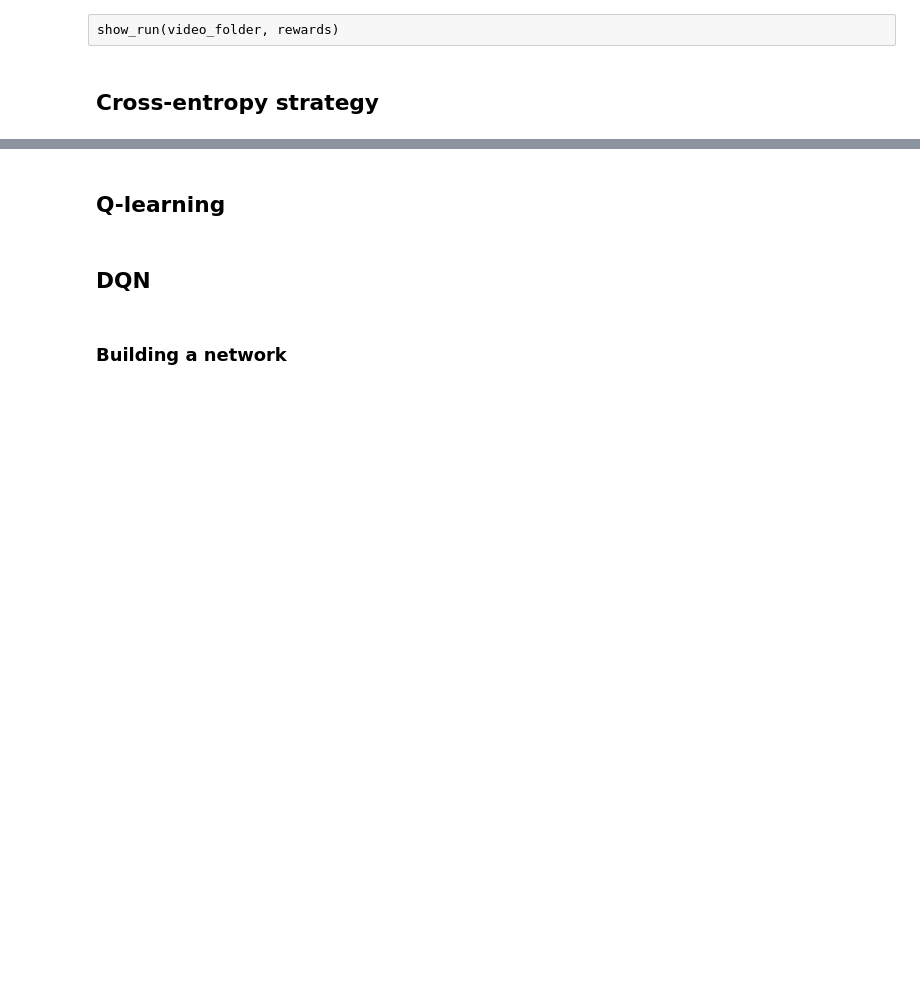
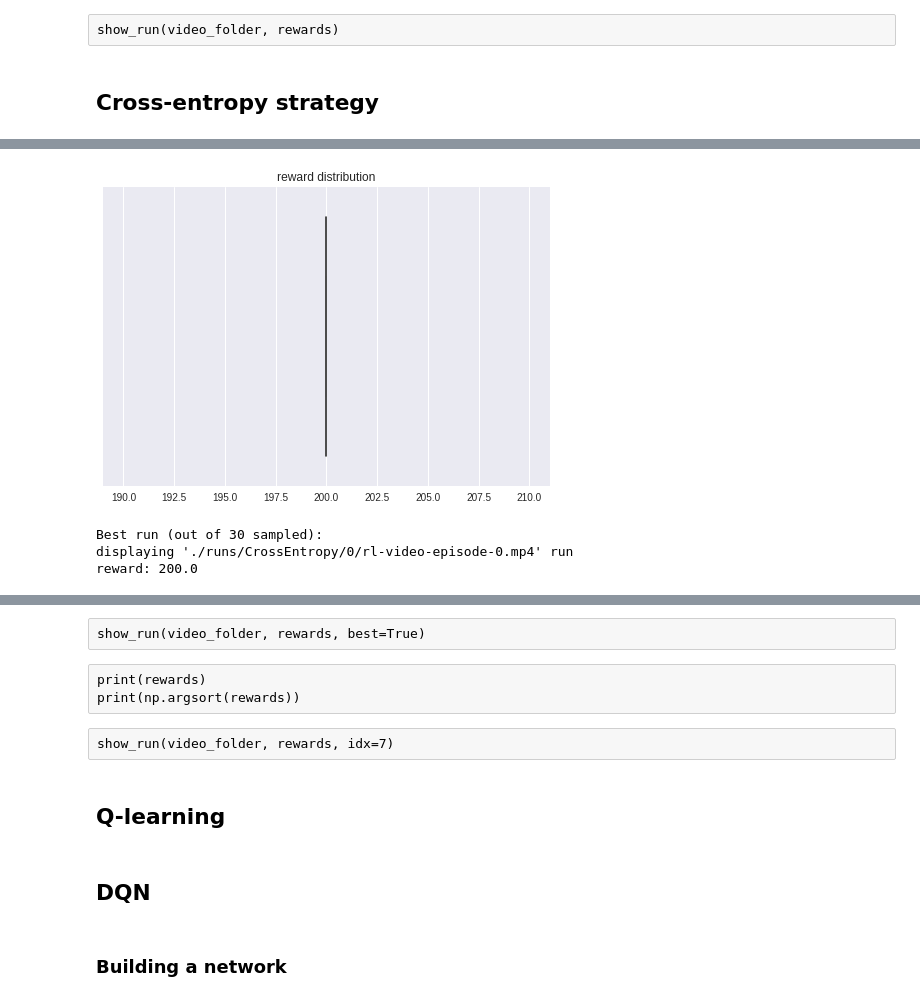
Before and after one commit to furiousteabag/ml-mipt-advanced, a Jupyter notebook: homeworks/lab2_rl/lab2_dqn_debug.ipynb, the cells around one changed output, grey strips where cells are left out. Saved outputs shown, nothing was run; the diff lists cells and outputs as text; code cells hidden in the pictures; blank space fills up the shorter version.

```diff
--- a/homeworks/lab2_rl/lab2_dqn_debug.ipynb
+++ b/homeworks/lab2_rl/lab2_dqn_debug.ipynb
@@ -451,0 +408,8 @@ class CrossEntropyPolicy:
+# %%
+! rm -rf ./runs/
+video_folder, rewards = analyze_policy(env, cross_entropy, max_steps=200)
+# %% [output]
+[figure, added]
+Best run (out of 30 sampled):
+displaying './runs/CrossEntropy/0/rl-video-episode-0.mp4' run
+reward: 200.0
@@ -452,3 +417,10 @@ class CrossEntropyPolicy:
+# %% [raw]
+show_run(video_folder, rewards, best=True)
+# %% [raw]
+print(rewards)
+print(np.argsort(rewards))
+# %% [raw]
+show_run(video_folder, rewards, idx=7)
 # %% [markdown]
 ## Q-learning
 # %% [markdown]
```
Also changed, not shown: parts of 35 cells of this notebook.
